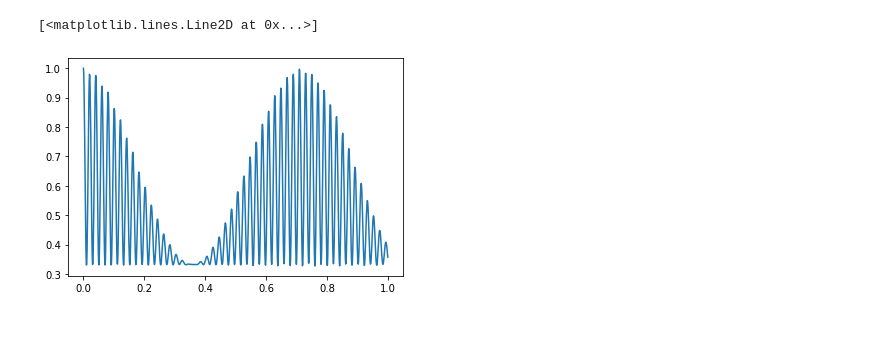
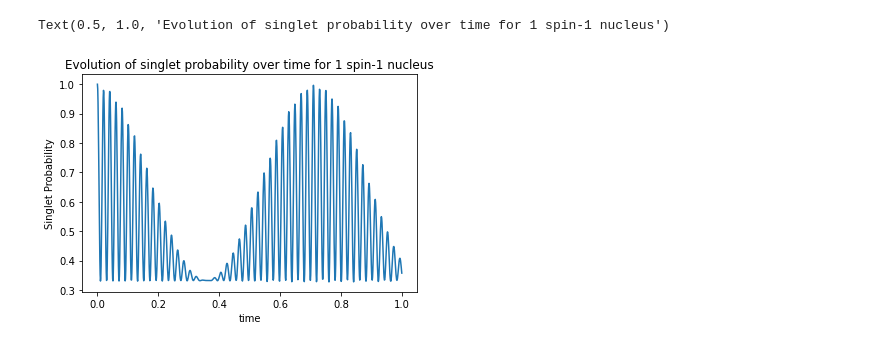
Before and after one commit to siilott/radical-pair-mechanism-, a Jupyter notebook: qutip_integrate_me.ipynb, the cells around one changed output. Cells and saved outputs as stored; diff of their text form; code cells hidden in the pictures.

```diff
--- a/qutip_integrate_me.ipynb
+++ b/qutip_integrate_me.ipynb
@@ -99,6 +96,9 @@ print(yr)
 0.49820889024745796
 # %%
 plt.plot(tlist[:1000], ps[:1000])
+plt.xlabel('time')
+plt.ylabel('Singlet Probability')
+plt.title('Evolution of singlet probability over time for 1 spin-1 nucleus')
 # %% [output]
-[<matplotlib.lines.Line2D at 0x...>]
+Text(0.5, 1.0, 'Evolution of singlet probability over time for 1 spin-1 nucleus')
-[figure, old version]
+[figure, new version]
```
Also changed, not shown: parts of 2 cells of this notebook, 1 other file.
